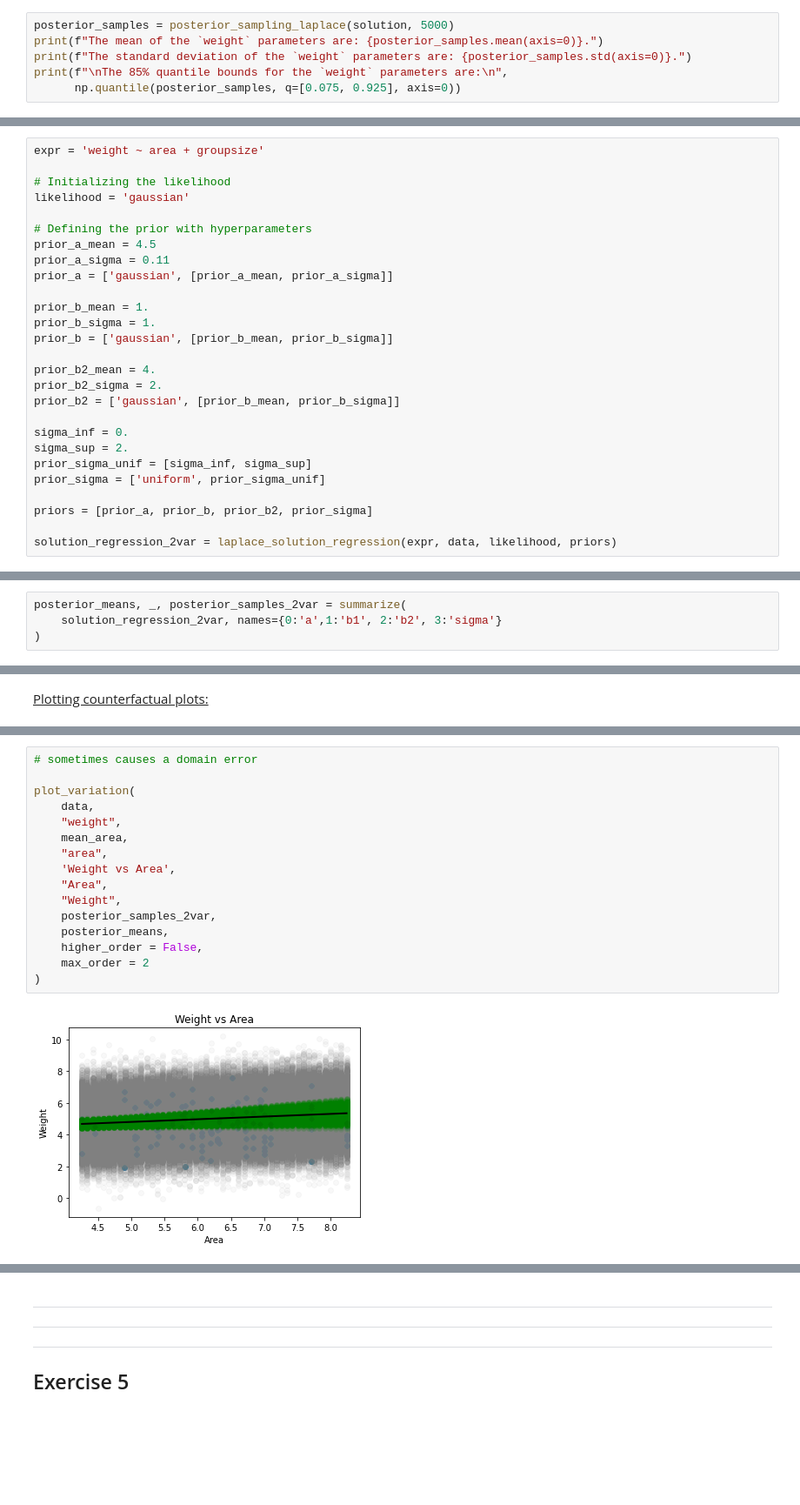
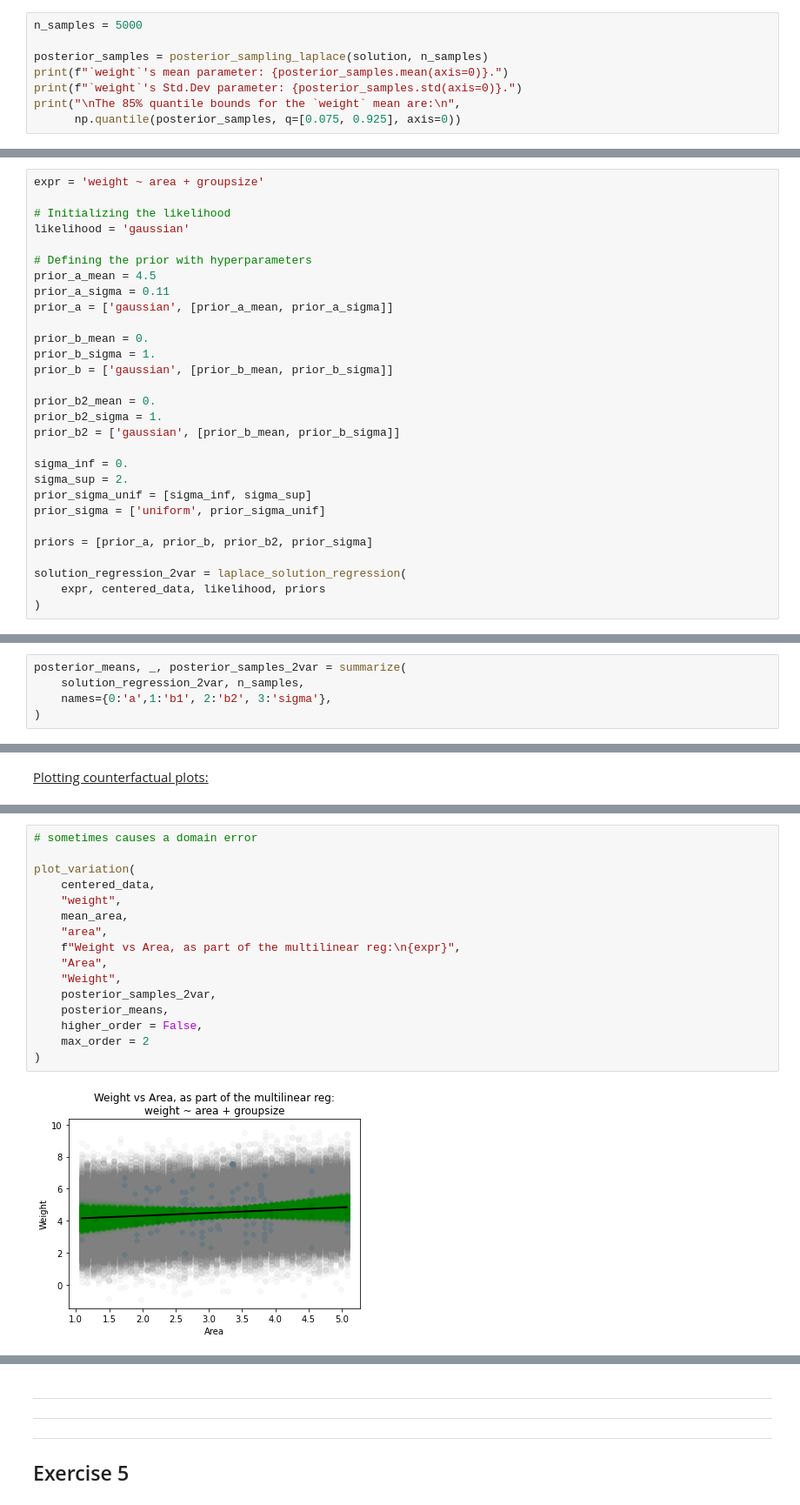
Before and after one commit to qlero/UCA_MSc-DS2, a Jupyter notebook: bayesian_learning/assignments/assignment_2/assignments_2.ipynb, the cells around one changed output, grey strips where cells are left out. Shown at 87% size. Drawn from its saved outputs; the diff is of its cells as text; blank space fills up the shorter version.

```diff
--- a/bayesian_learning/assignments/assignment_2/assignments_2.ipynb
+++ b/bayesian_learning/assignments/assignment_2/assignments_2.ipynb
@@ -856,9 +959,11 @@ solution = laplace_solution(parameters, [], data["weight"], likelihood, [prior_m
 # %% [markdown]
 The variable `solution` contains both the distribution parameters of the mean and variance of the posterior distribution of `weight`. As such, we explore this new model of `weight`:
 # %%
-posterior_samples = posterior_sampling_laplace(solution, 5000)
-print(f"The mean of the `weight` parameters are: {posterior_samples.mean(axis=0)}.")
-print(f"The standard deviation of the `weight` parameters are: {posterior_samples.std(axis=0)}.")
-print(f"\nThe 85% quantile bounds for the `weight` parameters are:\n",
+n_samples = 5000
+
+posterior_samples = posterior_sampling_laplace(solution, n_samples)
+print(f"`weight`'s mean parameter: {posterior_samples.mean(axis=0)}.")
+print(f"`weight`'s Std.Dev parameter: {posterior_samples.std(axis=0)}.")
+print("\nThe 85% quantile bounds for the `weight` mean are:\n",
       np.quantile(posterior_samples, q=[0.075, 0.925], axis=0))
 # %% [output]
@@ -1106,12 +1199,12 @@ prior_a_mean = 4.5
 prior_a_sigma = 0.11
 prior_a = ['gaussian', [prior_a_mean, prior_a_sigma]]
 
-prior_b_mean = 1.
+prior_b_mean = 0.
 prior_b_sigma = 1.
 prior_b = ['gaussian', [prior_b_mean, prior_b_sigma]]
 
-prior_b2_mean = 4.
-prior_b2_sigma = 2.
+prior_b2_mean = 0.
+prior_b2_sigma = 1.
 prior_b2 = ['gaussian', [prior_b_mean, prior_b_sigma]]
 
 sigma_inf = 0.
@@ -1121,5 +1214,7 @@ prior_sigma = ['uniform', prior_sigma_unif]
 
 priors = [prior_a, prior_b, prior_b2, prior_sigma]
 
-solution_regression_2var = laplace_solution_regression(expr, data, likelihood, priors)
+solution_regression_2var = laplace_solution_regression(
+    expr, centered_data, likelihood, priors
+)
 # %% [output]
@@ -1143,6 +1238,7 @@ solution_regression_2var = laplace_solution_regression(expr, data, likelihood, p
 # %%
 posterior_means, _, posterior_samples_2var = summarize(
-    solution_regression_2var, names={0:'a',1:'b1', 2:'b2', 3:'sigma'}
+    solution_regression_2var, n_samples,
+    names={0:'a',1:'b1', 2:'b2', 3:'sigma'},
 )
 # %% [output]
            mean        SD      7.5%     92.5%
@@ -1155,20 +1260,20 @@ sigma  1.118977  0.073000  1.012876  1.223360
 # %%
 # sometimes causes a domain error
 
 plot_variation(
-    data,
+    centered_data,
     "weight",
     mean_area,
     "area",
-    'Weight vs Area',
+    f"Weight vs Area, as part of the multilinear reg:\n{expr}",
     "Area",
     "Weight",
     posterior_samples_2var,
     posterior_means,
     higher_order = False,
     max_order = 2
 )
 # %% [output]
-[figure, old version]
+[figure, new version]
 # %%
 plot_variation(
```
Also changed, not shown: parts of 94 cells of this notebook.
